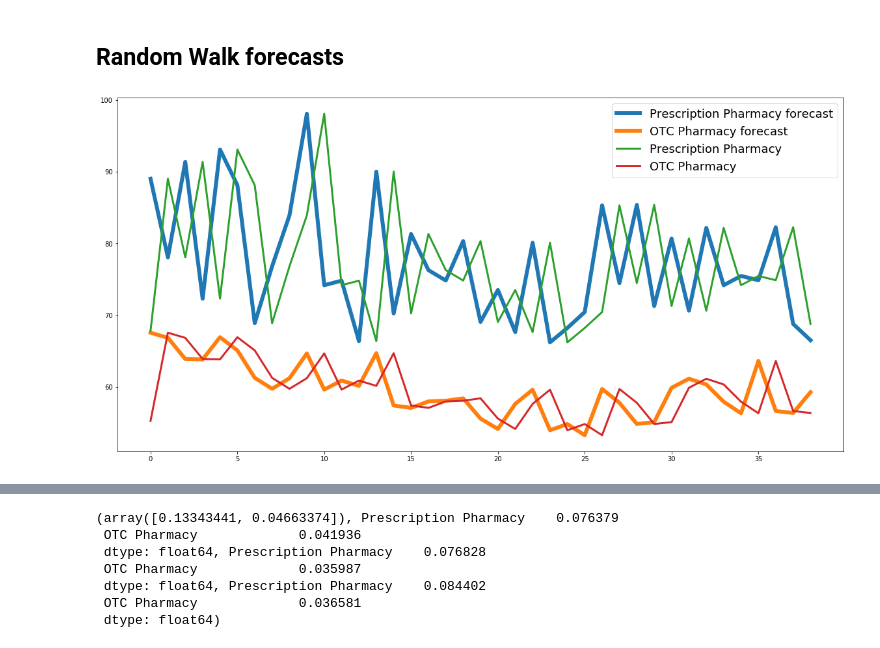
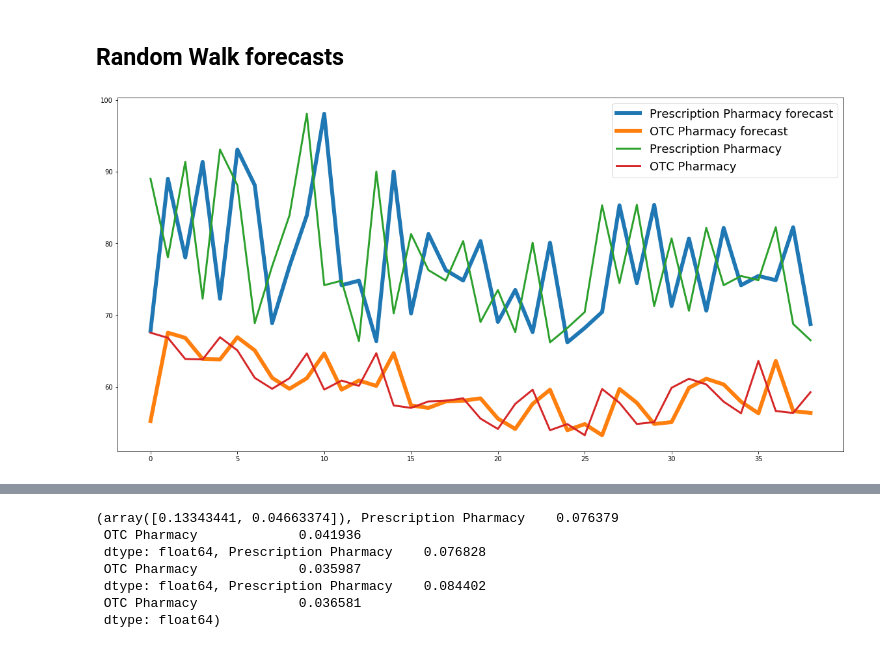
Before and after one commit to mefor44/VAR-zellner-estimator, a Jupyter notebook: EDA_Statsmodels_VAR.ipynb, the cells around one changed output, grey strips where cells are left out. Drawn from its saved outputs; the diff is of its cells as text; code cells hidden in the pictures.

```diff
--- a/EDA_Statsmodels_VAR.ipynb
+++ b/EDA_Statsmodels_VAR.ipynb
@@ -580,16 +575,17 @@ forecasts4 = rolling_window(X = endog.values[4:,], var = True, exog_data = X4,
 # %%
 forecasts0 = endog[TRAIN_SIZE-1:-1]
 residuals = endog_test.values - forecasts0.values
 #plt.plot(forecasts)
 plt.figure(figsize = (20, 10))
-plt.plot(endog_test.values, lw = 6)
-plt.plot(forecasts0.values, lw = 3)
+plt.plot(forecasts0.values, lw = 6)
+plt.plot(endog_test.values, lw = 3)
 plt.legend(labels = ["Prescription Pharmacy forecast", "OTC Pharmacy forecast", "Prescription Pharmacy",
                          "OTC Pharmacy"], fontsize = 18)
-plt.savefig(figure_path + "random_walk_rolling window")
+
+plt.savefig(figure_path + "random_walk_rolling_window.png")
 plt.show()
 # %% [output]
-[figure, old version]
+[figure, new version]
 # %%
 forecasts1 = rolling_window(X = endog.values[4:,], var = True, exog_data = X1,
                             plt_save_path = figure_path + "var4_zwykly_rolling_window.png")
```
Also changed, not shown: parts of 16 cells of this notebook, 1 other file.
